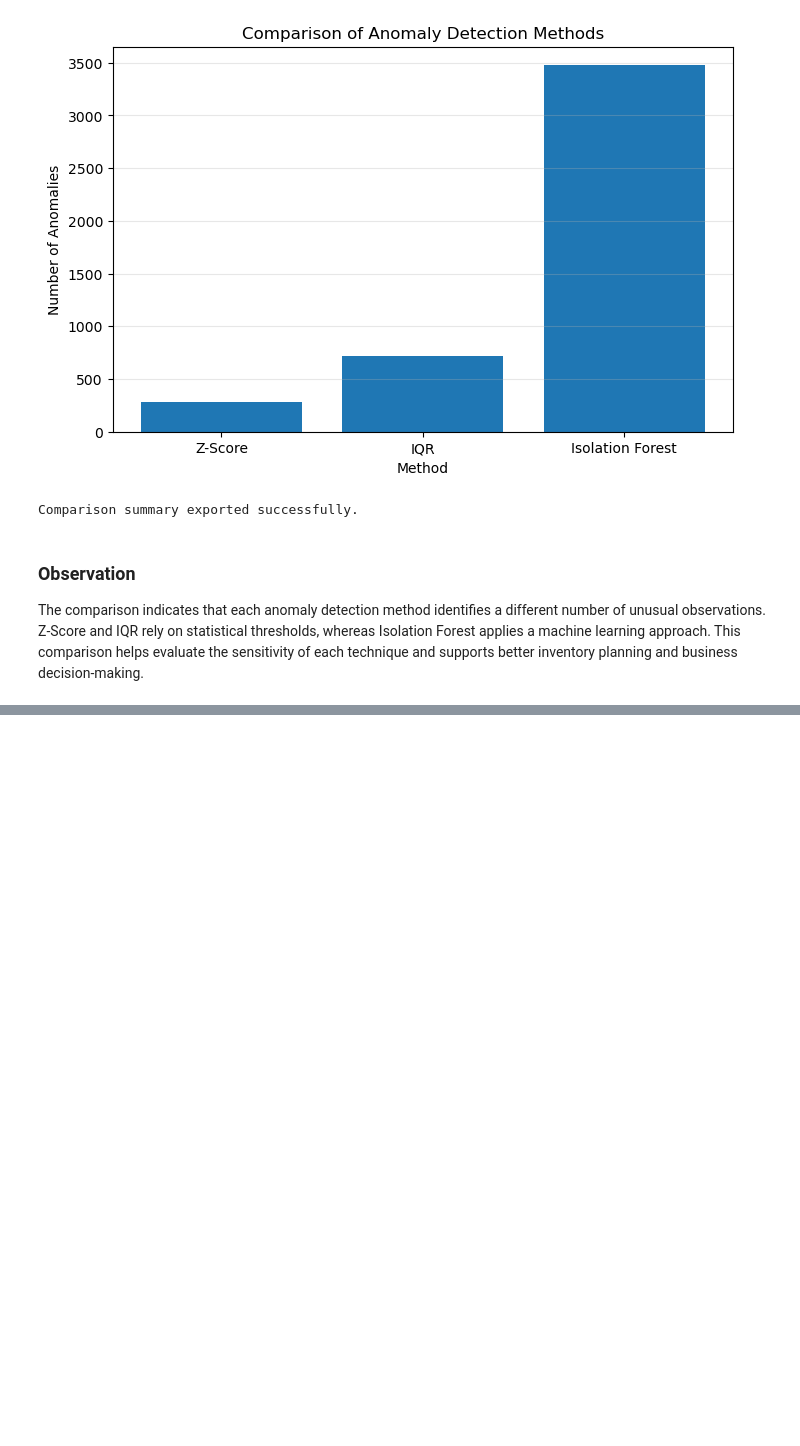
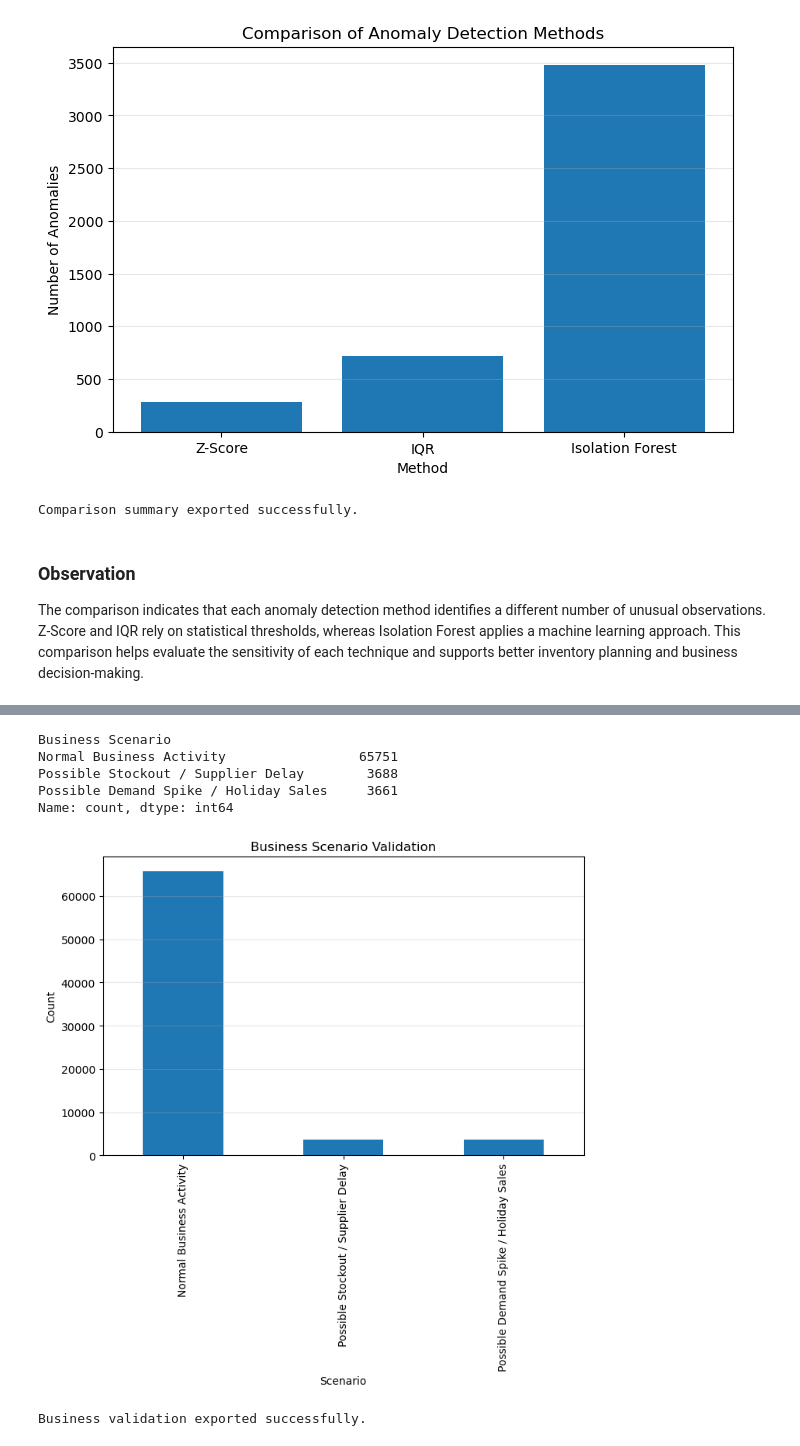
Before and after one commit to dharani-malla/Supply-Chain-Analytics-Demand-Forecasting-Anamoly-Detection, a Jupyter notebook: Week2_Visualization_Validation_Business_Analysis.ipynb, the cells around one changed output, grey strips where cells are left out. Saved outputs shown, nothing was run; the diff lists cells and outputs as text; code cells hidden in the pictures; blank space fills up the shorter version.

```diff
--- a/Week2_Visualization_Validation_Business_Analysis.ipynb
+++ b/Week2_Visualization_Validation_Business_Analysis.ipynb
@@ -315,0 +320,22 @@ The comparison indicates that each anomaly detection method identifies a differe
+# %%
+business_validation = merged_df.copy()
+
+business_validation["Business Scenario"] = np.where(
+
+    business_validation["Units Sold"] >= business_validation["Units Sold"].quantile(0.95),
+
+    "Possible Demand Spike / Holiday Sales",
+
+    np.where(
+
+        business_validation["Units Sold"] <= business_validation["Units Sold"].quantile(0.05),
+
+        "Possible Stockout / Supplier Delay",
+
+        "Normal Business Activity"
+
+    )
+
+)
+
+business_validation.head()
@@ -315,0 +349,40 @@ The comparison indicates that each anomaly detection method identifies a differe
+# %%
+business_validation["Business Scenario"].value_counts()
+# %% [output]
+Business Scenario
+Normal Business Activity                 65751
+Possible Stockout / Supplier Delay        3688
+Possible Demand Spike / Holiday Sales     3661
+Name: count, dtype: int64
+# %%
+plt.figure(figsize=(8,5))
+
+business_validation["Business Scenario"].value_counts().plot(
+
+    kind="bar"
+
+)
+
+plt.title("Business Scenario Validation")
+
+plt.xlabel("Scenario")
+
+plt.ylabel("Count")
+
+plt.grid(axis="y",alpha=0.3)
+
+plt.show()
+# %% [output]
+[figure, added]
+# %%
+business_validation.to_excel(
+
+    "business_validation.xlsx",
+
+    index=False
+
+)
+
+print("Business validation exported successfully.")
+# %% [output]
+Business validation exported successfully.
```
Also changed, not shown: parts of 3 cells of this notebook, 1 other file.
